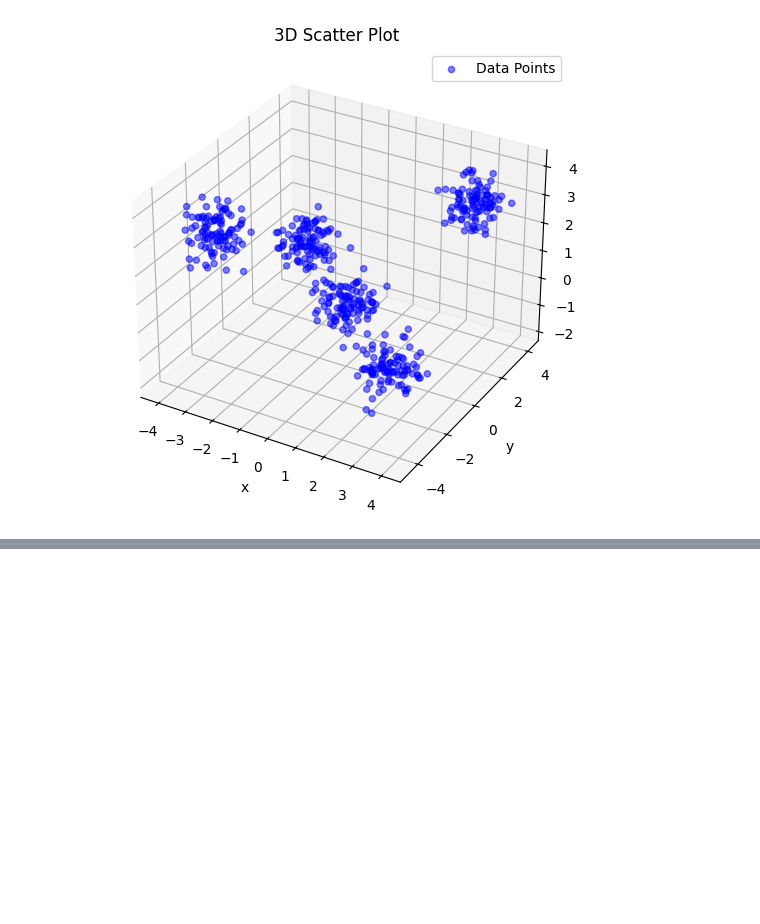
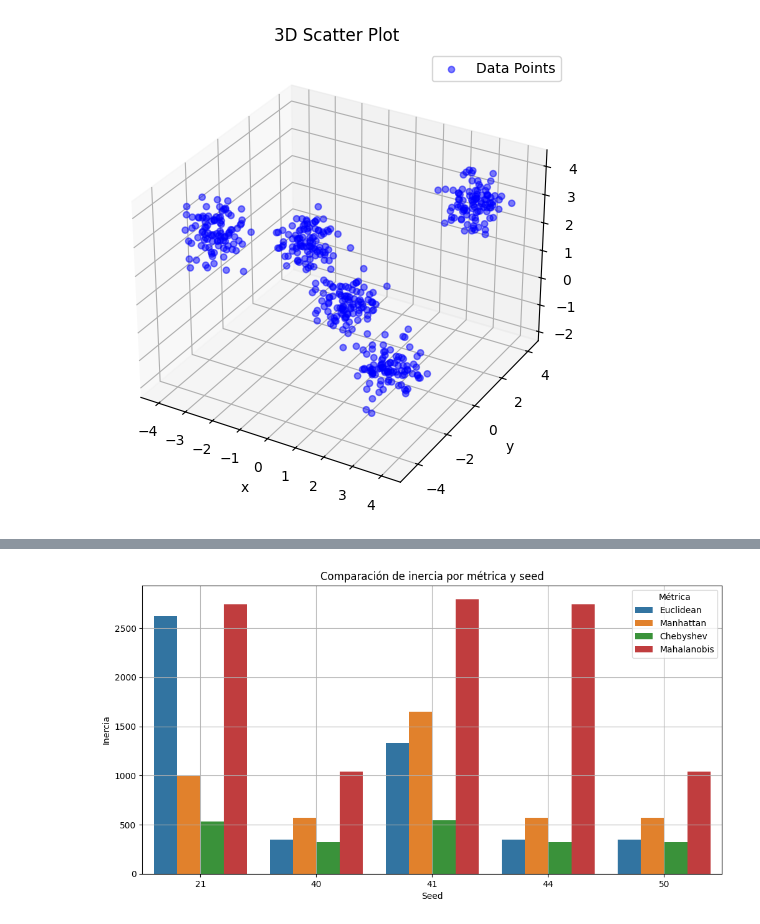
Before and after one commit to naranjo-jd/Proyecto-1, a Jupyter notebook: kmeans/Punto_1.ipynb, the cells around one changed output, grey strips where cells are left out. Saved outputs shown, nothing was run; the diff lists cells and outputs as text; code cells hidden in the pictures; blank space fills up the shorter version.

```diff
--- a/kmeans/Punto_1.ipynb
+++ b/kmeans/Punto_1.ipynb
@@ -165,0 +181,13 @@ donde \( A \) es una matriz definida positiva.
+# %%
+k = 5
+seeds = [41,40,21,44,50]
+A = np.array([
+    [3, 1, 1],
+    [1, 3, 1],
+    [1, 1, 3]
+])
+
+analisis = analytics.analysis_multiple_seeds(data_3d_to_fit, k, A, seeds)
+analytics.compare_inertia_by_seed(analisis)
+# %% [output]
+[figure, added]
```
Also changed, not shown: parts of 5 cells of this notebook.
